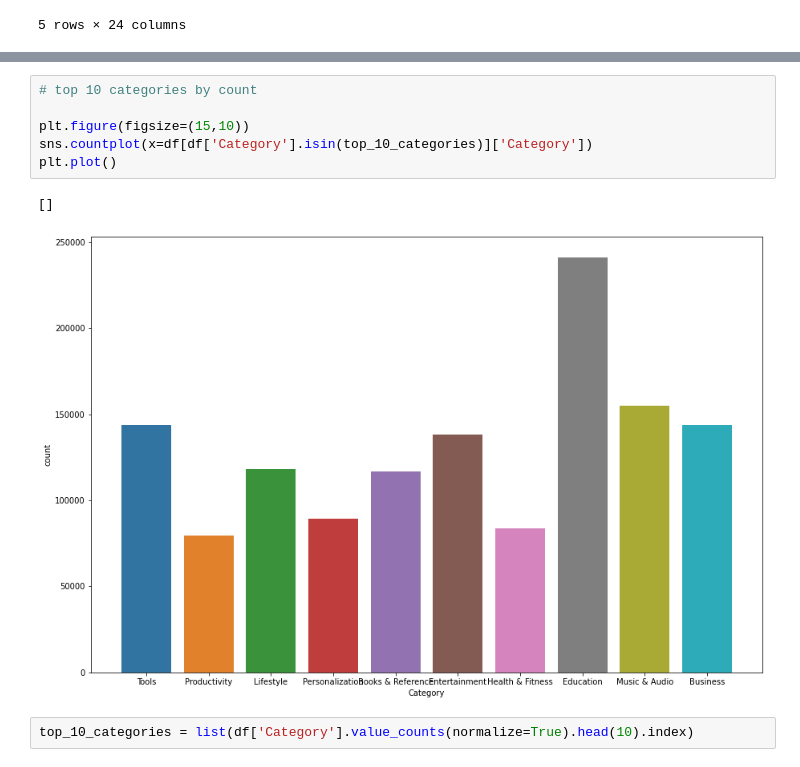
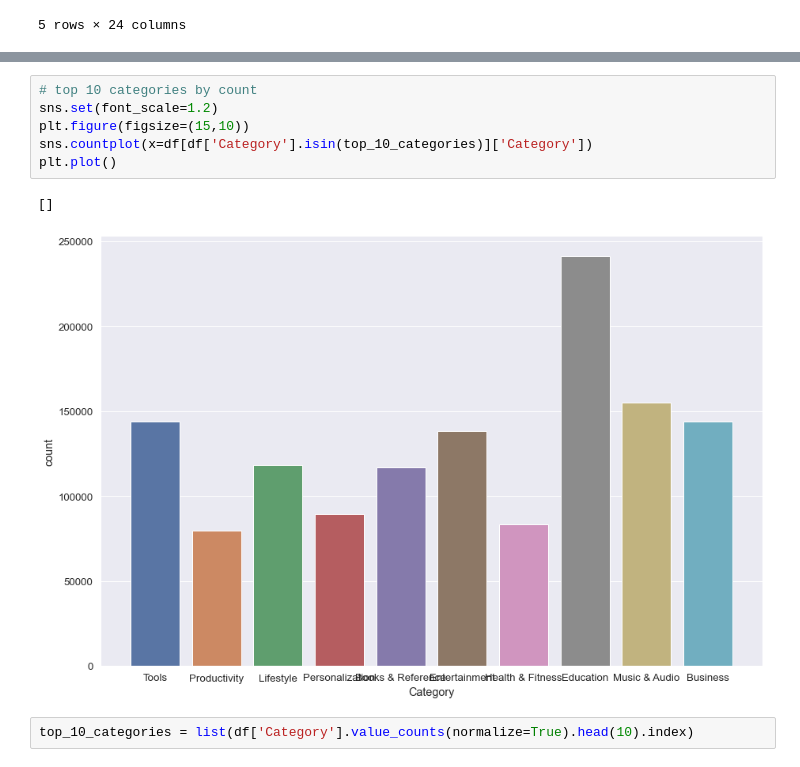
Before and after one commit to amarell/play-store-app-recommender-system, a Jupyter notebook: Cleanups and EDA/Plots.ipynb, the cells around one changed output, grey strips where cells are left out. Drawn from its saved outputs; the diff is of its cells as text.

```diff
--- a/Cleanups and EDA/Plots.ipynb
+++ b/Cleanups and EDA/Plots.ipynb
@@ -34,13 +34,13 @@ df.head()
 | 4 | GROW.me | Tools | 0.0 | 0.0 | 100+ | 100.0 | 478 | True | ... |
 # %%
 # top 10 categories by count
-
+sns.set(font_scale=1.2)
 plt.figure(figsize=(15,10))
 sns.countplot(x=df[df['Category'].isin(top_10_categories)]['Category'])
 plt.plot()
 # %% [output]
 []
-[figure, old version]
+[figure, new version]
 # %%
 top_10_categories = list(df['Category'].value_counts(normalize=True).head(10).index)
 # %%
```
Also changed, not shown: parts of 7 cells of this notebook.
